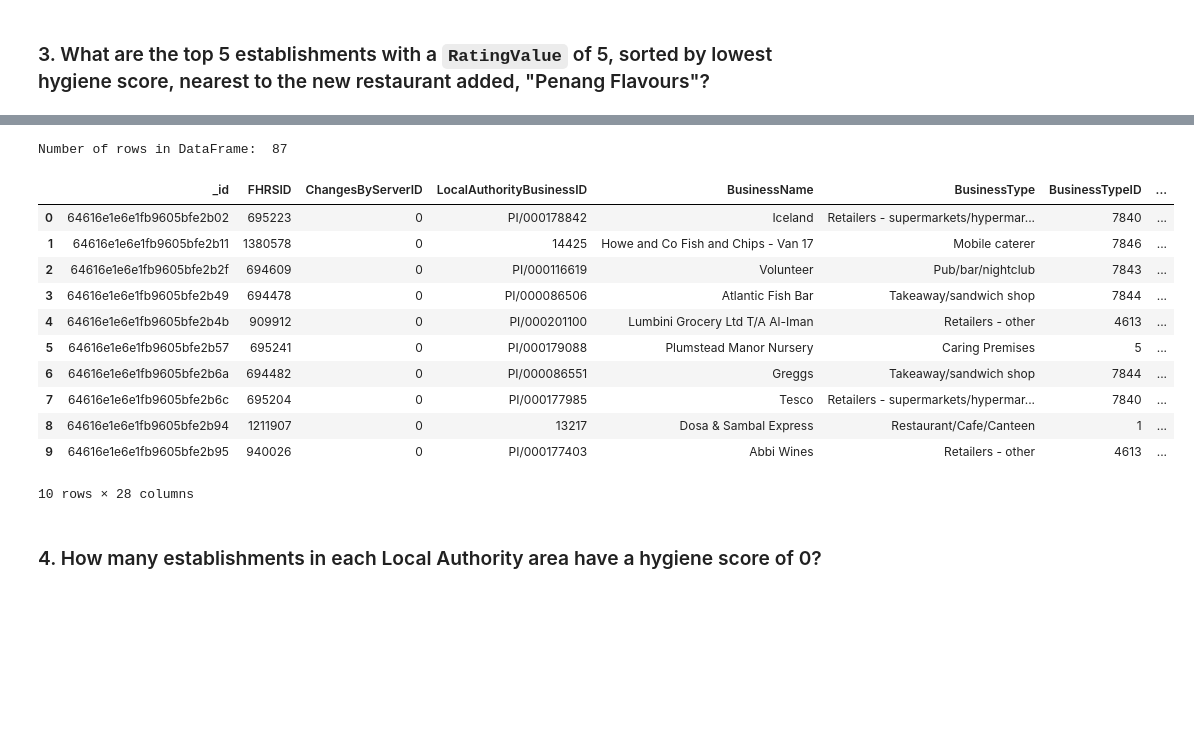
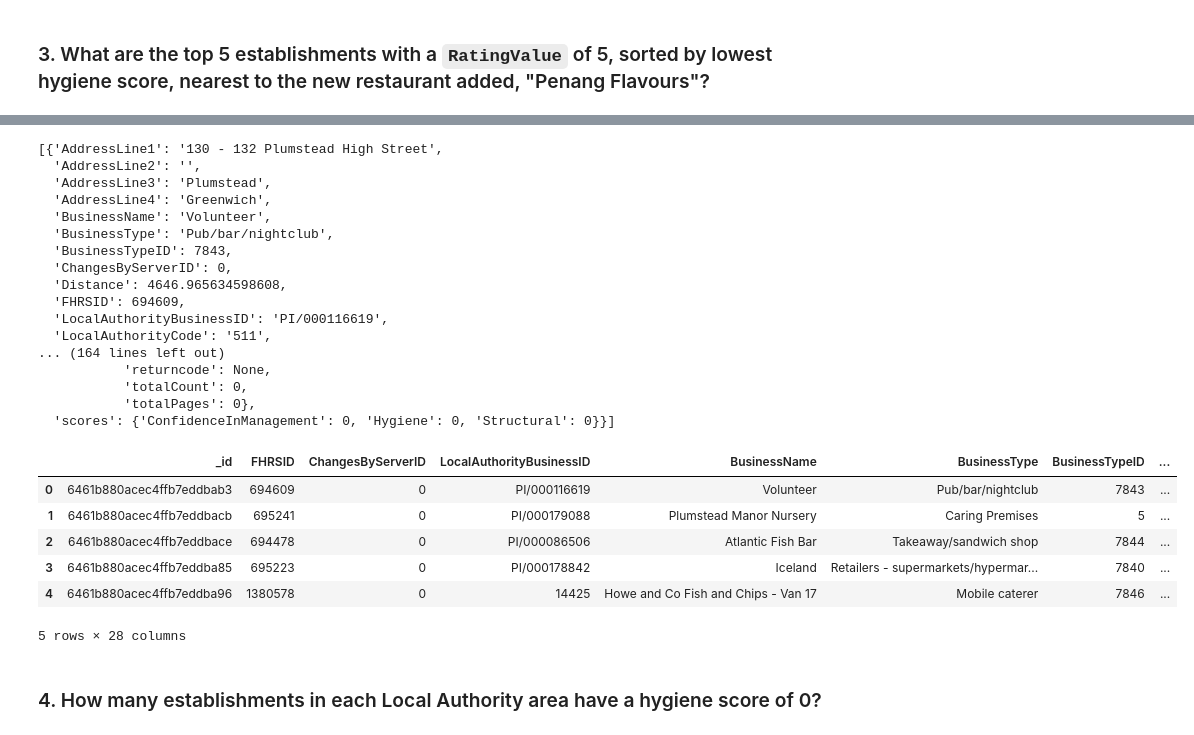
Before and after one commit to eaveltre21189/nosql-challenge, a Jupyter notebook: NoSQL_analysis_starter.ipynb, the cells around one changed output, grey strips where cells are left out. Saved outputs shown, nothing was run; the diff lists cells and outputs as text; code cells hidden in the pictures; blank space fills up the shorter version.

```diff
--- a/NoSQL_analysis_starter.ipynb
+++ b/NoSQL_analysis_starter.ipynb
@@ -205,26 +145,48 @@ pprint(proximity_results)
+# %%
+degree_search = 0.01
+latitude = establishments.find_one({'BusinessName': 'Penang Flavours'}, {'geocode.latitude'}).get('geocode').get('latitude')
+longitude = establishments.find_one({'BusinessName': 'Penang Flavours'}, {'geocode.longitude'}).get('geocode').get('longitude')
+
+proximity_query = {'geocode.latitude': {'$gte': latitude - degree_search, '$lte': latitude + degree_search},
+         'geocode.longitude': {'$gte': longitude - degree_search, '$lte': longitude + degree_search},
+         'RatingValue': 5}
+sort =  [('scores.Hygiene', 1)]
+limit = 5
+
+proximity_results = list(establishments.find(proximity_query).sort(sort).limit(limit))
+
+# Print the results
+pprint(proximity_results)
+# %% [output]
+[{'AddressLine1': '130 - 132 Plumstead High Street',
+  'AddressLine2': '',
+  'AddressLine3': 'Plumstead',
+  'AddressLine4': 'Greenwich',
+  'BusinessName': 'Volunteer',
+  'BusinessType': 'Pub/bar/nightclub',
+  'BusinessTypeID': 7843,
+  'ChangesByServerID': 0,
+  'Distance': 4646.965634598608,
+  'FHRSID': 694609,
+  'LocalAuthorityBusinessID': 'PI/000116619',
+  'LocalAuthorityCode': '511',
+... (164 lines left out)
+           'returncode': None,
+           'totalCount': 0,
+           'totalPages': 0},
+  'scores': {'ConfidenceInManagement': 0, 'Hygiene': 0, 'Structural': 0}}]
 # %%
 # Convert result to Pandas DataFrame
 proximity_df = pd.DataFrame(proximity_results)
-
-# Display the number of rows in the DataFrame
-print("Number of rows in DataFrame: ", len(proximity_df))
-
-# Display the first 10 rows of the DataFrame
-proximity_df.head(10)
+proximity_df
 # %% [output]
+|  | _id | FHRSID | ChangesByServerID | LocalAuthorityBusinessID | BusinessName | BusinessType | BusinessTypeID | ... |
+| 0 | 6461b880acec4ffb7eddbab3 | 694609 | 0 | PI/000116619 | Volunteer | Pub/bar/nightclub | 7843 | ... |
+| 1 | 6461b880acec4ffb7eddbacb | 695241 | 0 | PI/000179088 | Plumstead Manor Nursery | Caring Premises | 5 | ... |
+| 2 | 6461b880acec4ffb7eddbace | 694478 | 0 | PI/000086506 | Atlantic Fish Bar | Takeaway/sandwich shop | 7844 | ... |
+| 3 | 6461b880acec4ffb7eddba85 | 695223 | 0 | PI/000178842 | Iceland | Retailers - supermarkets/hypermar... | 7840 | ... |
+| 4 | 6461b880acec4ffb7eddba96 | 1380578 | 0 | 14425 | Howe and Co Fish and Chips - Van 17 | Mobile caterer | 7846 | ... |
-Number of rows in DataFrame:  87
+5 rows × 28 columns
-|  | _id | FHRSID | ChangesByServerID | LocalAuthorityBusinessID | BusinessName | BusinessType | BusinessTypeID | ... |
-| 0 | 64616e1e6e1fb9605bfe2b02 | 695223 | 0 | PI/000178842 | Iceland | Retailers - supermarkets/hypermar... | 7840 | ... |
-| 1 | 64616e1e6e1fb9605bfe2b11 | 1380578 | 0 | 14425 | Howe and Co Fish and Chips - Van 17 | Mobile caterer | 7846 | ... |
-| 2 | 64616e1e6e1fb9605bfe2b2f | 694609 | 0 | PI/000116619 | Volunteer | Pub/bar/nightclub | 7843 | ... |
-| 3 | 64616e1e6e1fb9605bfe2b49 | 694478 | 0 | PI/000086506 | Atlantic Fish Bar | Takeaway/sandwich shop | 7844 | ... |
-| 4 | 64616e1e6e1fb9605bfe2b4b | 909912 | 0 | PI/000201100 | Lumbini Grocery Ltd T/A Al-Iman | Retailers - other | 4613 | ... |
-| 5 | 64616e1e6e1fb9605bfe2b57 | 695241 | 0 | PI/000179088 | Plumstead Manor Nursery | Caring Premises | 5 | ... |
-| 6 | 64616e1e6e1fb9605bfe2b6a | 694482 | 0 | PI/000086551 | Greggs | Takeaway/sandwich shop | 7844 | ... |
-| 7 | 64616e1e6e1fb9605bfe2b6c | 695204 | 0 | PI/000177985 | Tesco | Retailers - supermarkets/hypermar... | 7840 | ... |
-| 8 | 64616e1e6e1fb9605bfe2b94 | 1211907 | 0 | 13217 | Dosa & Sambal Express | Restaurant/Cafe/Canteen | 1 | ... |
-| 9 | 64616e1e6e1fb9605bfe2b95 | 940026 | 0 | PI/000177403 | Abbi Wines | Retailers - other | 4613 | ... |
-10 rows × 28 columns
 # %% [markdown]
 ### 4. How many establishments in each Local Authority area have a hygiene score of 0?
 # %%
```
Also changed, not shown: parts of 8 cells of this notebook.
